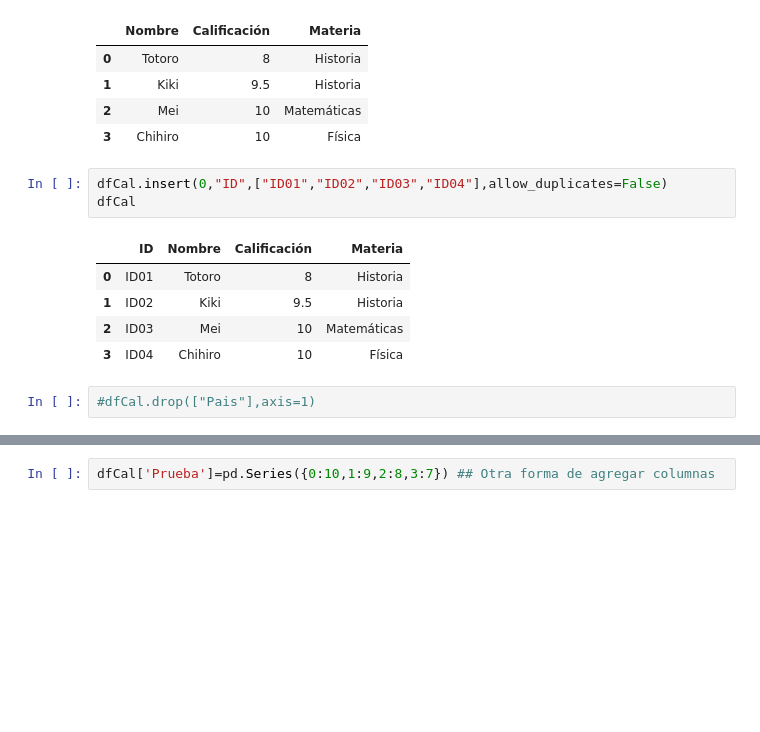
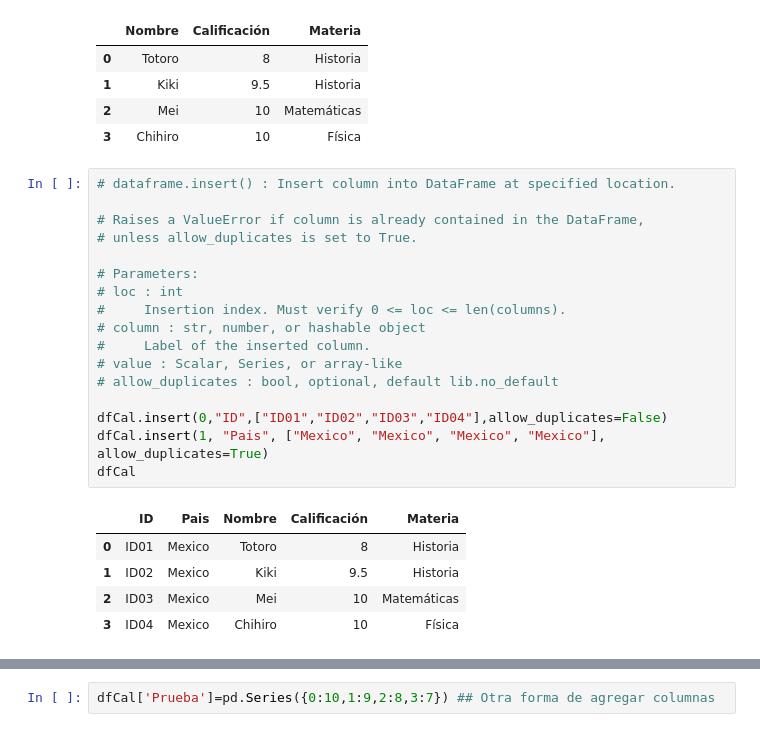
Before and after one commit to feraranas/Concentracion-Inteligencia-Artificial, a Jupyter notebook: Python-Libraries/Pandas/Introducción a Pandas.ipynb, the cells around one changed output, grey strips where cells are left out. Drawn from its saved outputs; the diff is of its cells as text; blank space fills up the shorter version.

```diff
--- a/Python-Libraries/Pandas/Introducción a Pandas.ipynb
+++ b/Python-Libraries/Pandas/Introducción a Pandas.ipynb
@@ -729,14 +734,26 @@ dfCal
 | 1 | Kiki | 9.5 | Historia |
 | 2 | Mei | 10 | Matemáticas |
 | 3 | Chihiro | 10 | Física |
-# %%
-dfCal.insert(0,"ID",["ID01","ID02","ID03","ID04"],allow_duplicates=False)
-dfCal
-# %% [output]
-|  | ID | Nombre | Calificación | Materia |
-| 0 | ID01 | Totoro | 8 | Historia |
-| 1 | ID02 | Kiki | 9.5 | Historia |
-| 2 | ID03 | Mei | 10 | Matemáticas |
-| 3 | ID04 | Chihiro | 10 | Física |
-# %%
-#dfCal.drop(["Pais"],axis=1)
+# %%
+# dataframe.insert() : Insert column into DataFrame at specified location.
+
+# Raises a ValueError if column is already contained in the DataFrame,
+# unless allow_duplicates is set to True.
+
+# Parameters:
+# loc : int
+#     Insertion index. Must verify 0 <= loc <= len(columns).
+# column : str, number, or hashable object
+#     Label of the inserted column.
+# value : Scalar, Series, or array-like
+# allow_duplicates : bool, optional, default lib.no_default
+
+dfCal.insert(0,"ID",["ID01","ID02","ID03","ID04"],allow_duplicates=False)
+dfCal.insert(1, "Pais", ["Mexico", "Mexico", "Mexico", "Mexico"], allow_duplicates=True)
+dfCal
+# %% [output]
+|  | ID | Pais | Nombre | Calificación | Materia |
+| 0 | ID01 | Mexico | Totoro | 8 | Historia |
+| 1 | ID02 | Mexico | Kiki | 9.5 | Historia |
+| 2 | ID03 | Mexico | Mei | 10 | Matemáticas |
+| 3 | ID04 | Mexico | Chihiro | 10 | Física |
```
Also changed, not shown: parts of 69 cells of this notebook.
